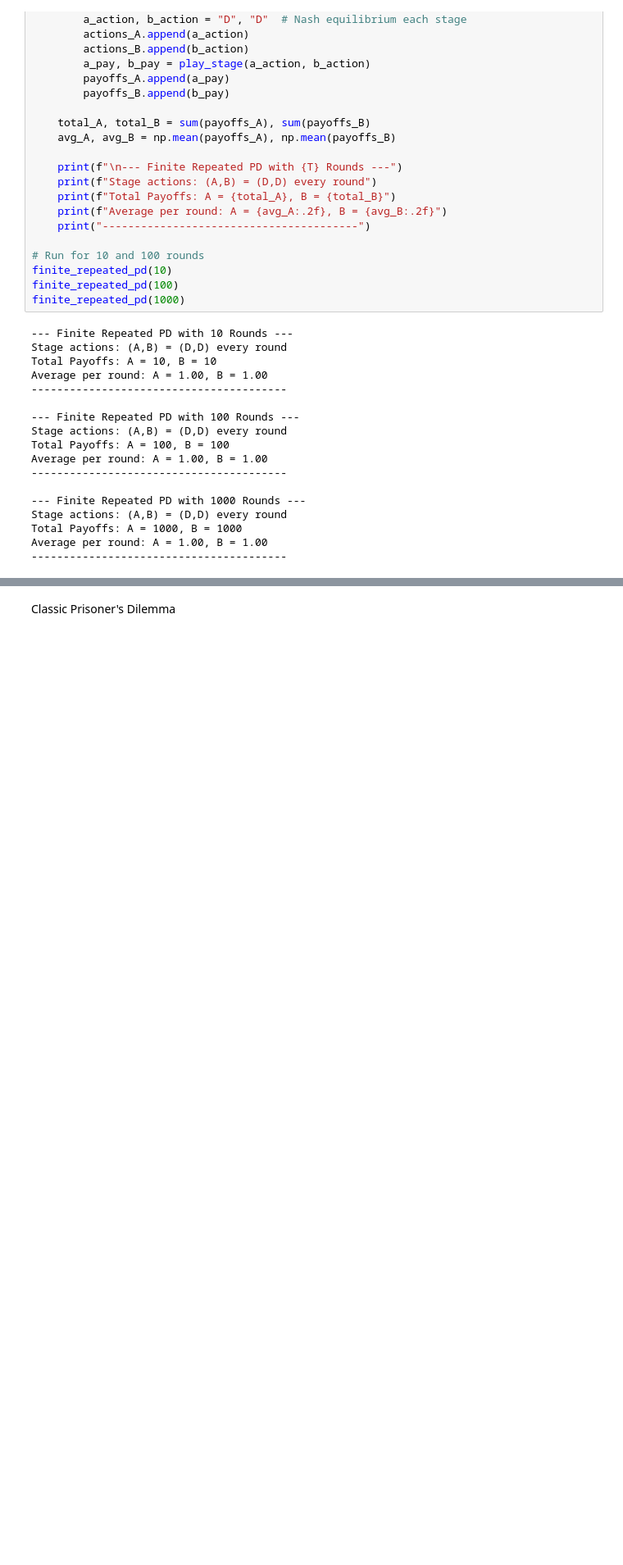
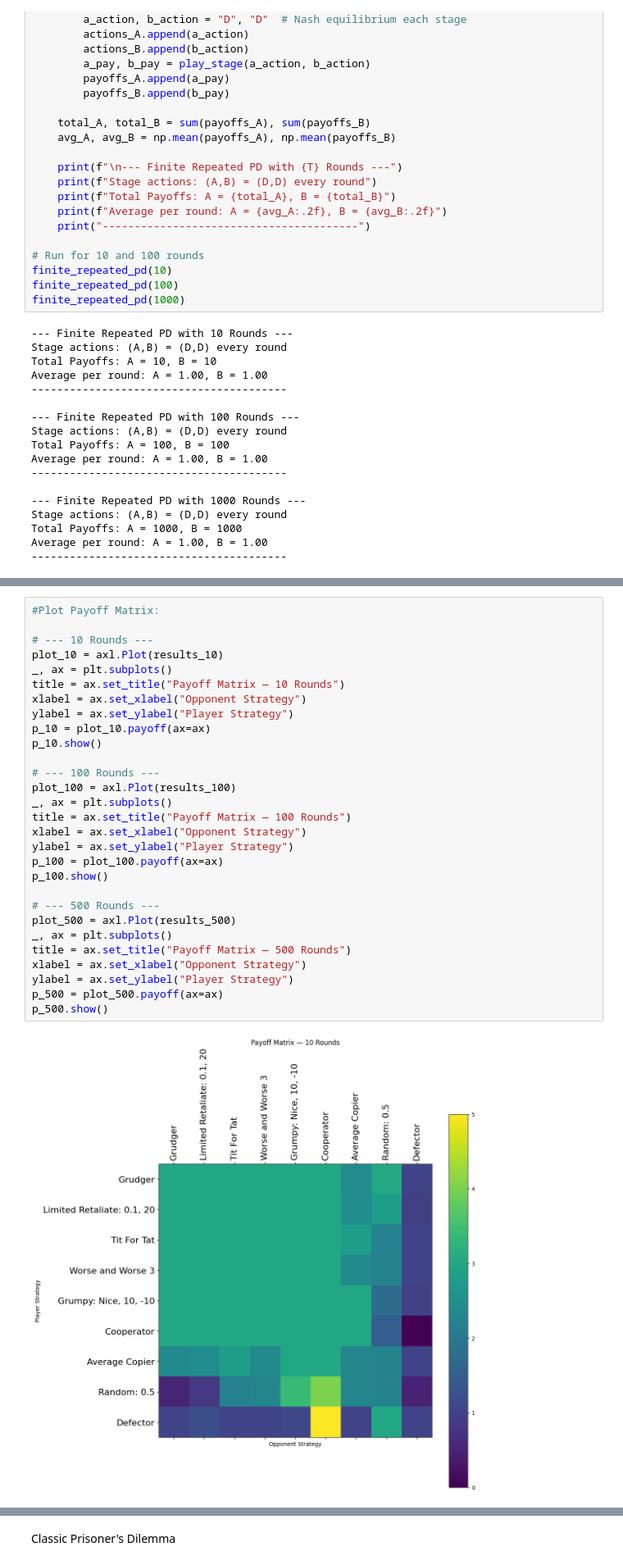
Before and after one commit to elenamurray/PS2-Algorithmic-Game-Theory, a Jupyter notebook: ps2.ipynb, the cells around one changed output, grey strips where cells are left out. Shown at 82% size. Drawn from its saved outputs; the diff is of its cells as text; blank space fills up the shorter version.

```diff
--- a/ps2.ipynb
+++ b/ps2.ipynb
@@ -228,0 +334,31 @@ This simulation shows that the Nash Equilibrium of this finite game will again b
+# %%
+#Plot Payoff Matrix:
+
+# --- 10 Rounds ---
+plot_10 = axl.Plot(results_10)
+_, ax = plt.subplots()
+title = ax.set_title("Payoff Matrix — 10 Rounds")
+xlabel = ax.set_xlabel("Opponent Strategy")
+ylabel = ax.set_ylabel("Player Strategy")
+p_10 = plot_10.payoff(ax=ax)
+p_10.show()
+
+# --- 100 Rounds ---
+plot_100 = axl.Plot(results_100)
+_, ax = plt.subplots()
+title = ax.set_title("Payoff Matrix — 100 Rounds")
+xlabel = ax.set_xlabel("Opponent Strategy")
+ylabel = ax.set_ylabel("Player Strategy")
+p_100 = plot_100.payoff(ax=ax)
+p_100.show()
+
+# --- 500 Rounds ---
+plot_500 = axl.Plot(results_500)
+_, ax = plt.subplots()
+title = ax.set_title("Payoff Matrix — 500 Rounds")
+xlabel = ax.set_xlabel("Opponent Strategy")
+ylabel = ax.set_ylabel("Player Strategy")
+p_500 = plot_500.payoff(ax=ax)
+p_500.show()
+# %% [output]
+[figure, added]
```
Also changed, not shown: parts of 6 cells of this notebook.
